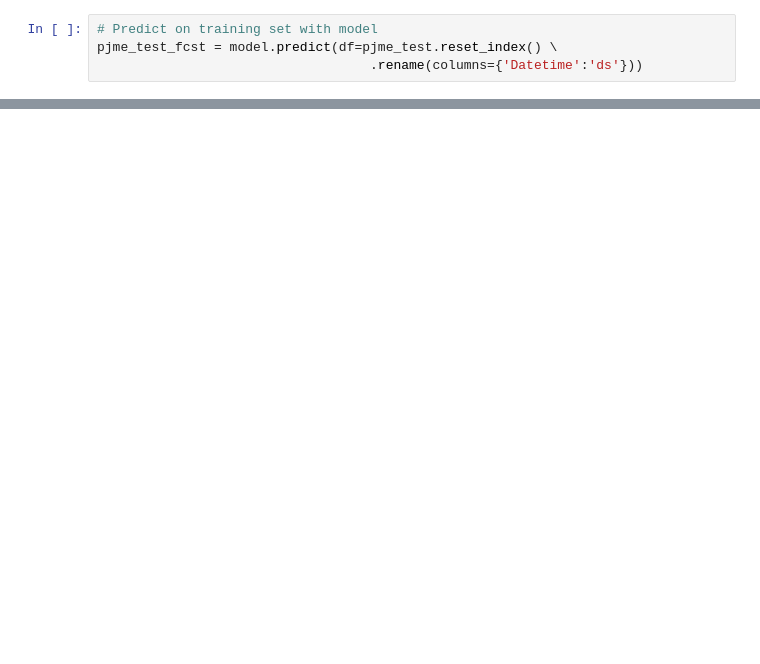
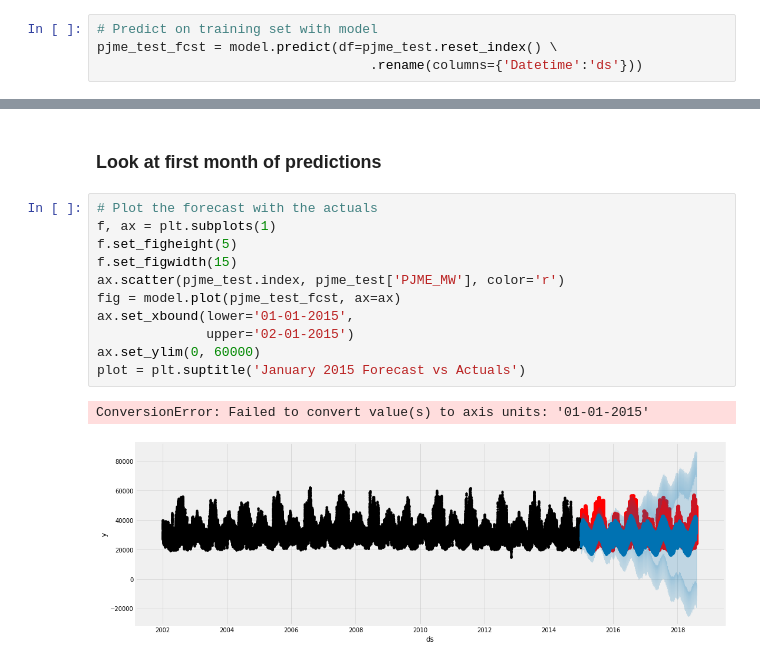
Before and after one commit to asafdar/energy_consumption_forecasting, a Jupyter notebook: data_analysis.ipynb, the cells around one changed output, grey strips where cells are left out. Cells and saved outputs as stored; diff of their text form; blank space fills up the shorter version.

```diff
--- a/data_analysis.ipynb
+++ b/data_analysis.ipynb
@@ -142,0 +158,16 @@ plt.show()
+# %% [markdown]
+### Look at first month of predictions
+# %%
+# Plot the forecast with the actuals
+f, ax = plt.subplots(1)
+f.set_figheight(5)
+f.set_figwidth(15)
+ax.scatter(pjme_test.index, pjme_test['PJME_MW'], color='r')
+fig = model.plot(pjme_test_fcst, ax=ax)
+ax.set_xbound(lower='01-01-2015',
+              upper='02-01-2015')
+ax.set_ylim(0, 60000)
+plot = plt.suptitle('January 2015 Forecast vs Actuals')
+# %% [output]
+ConversionError: Failed to convert value(s) to axis units: '01-01-2015'
+[figure, added]
```
Also changed, not shown: parts of 5 cells of this notebook.
